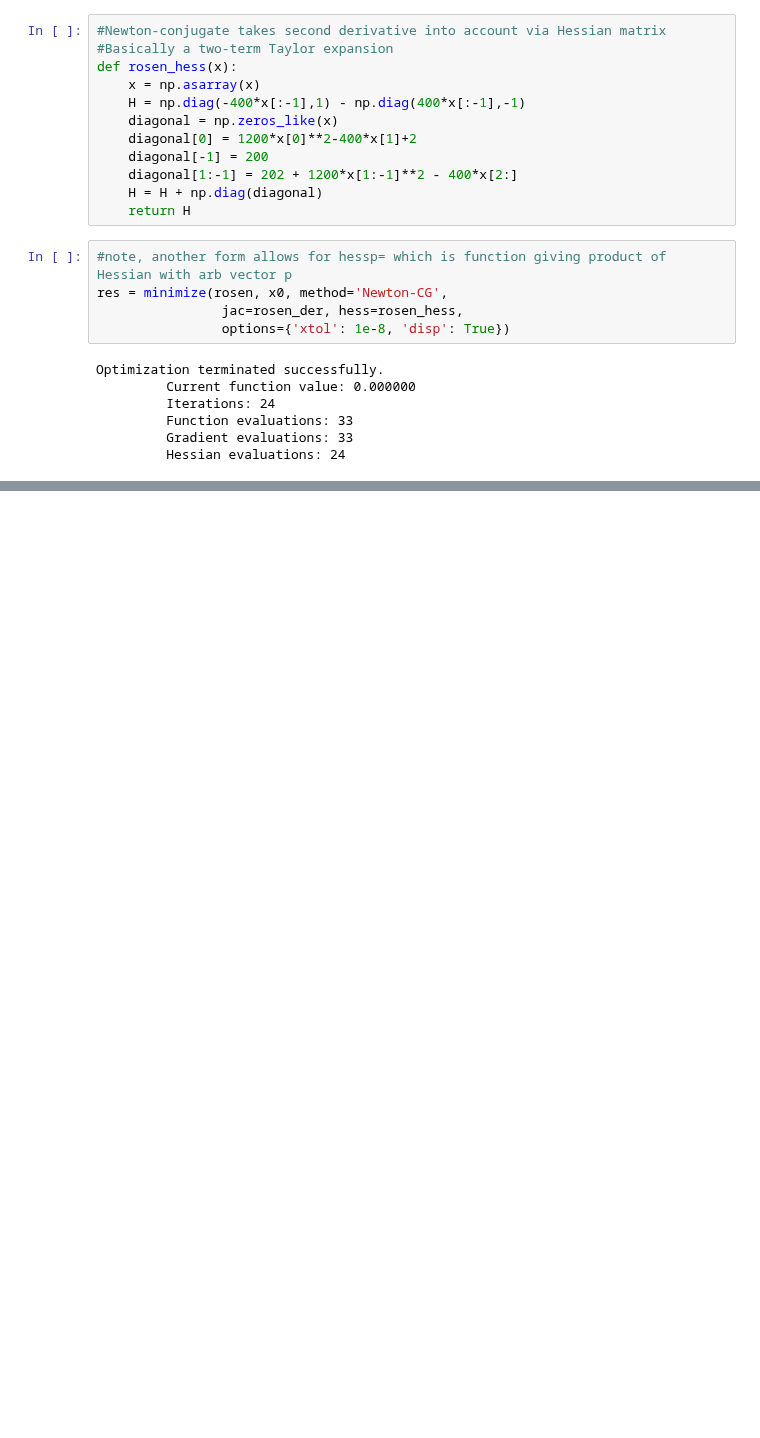
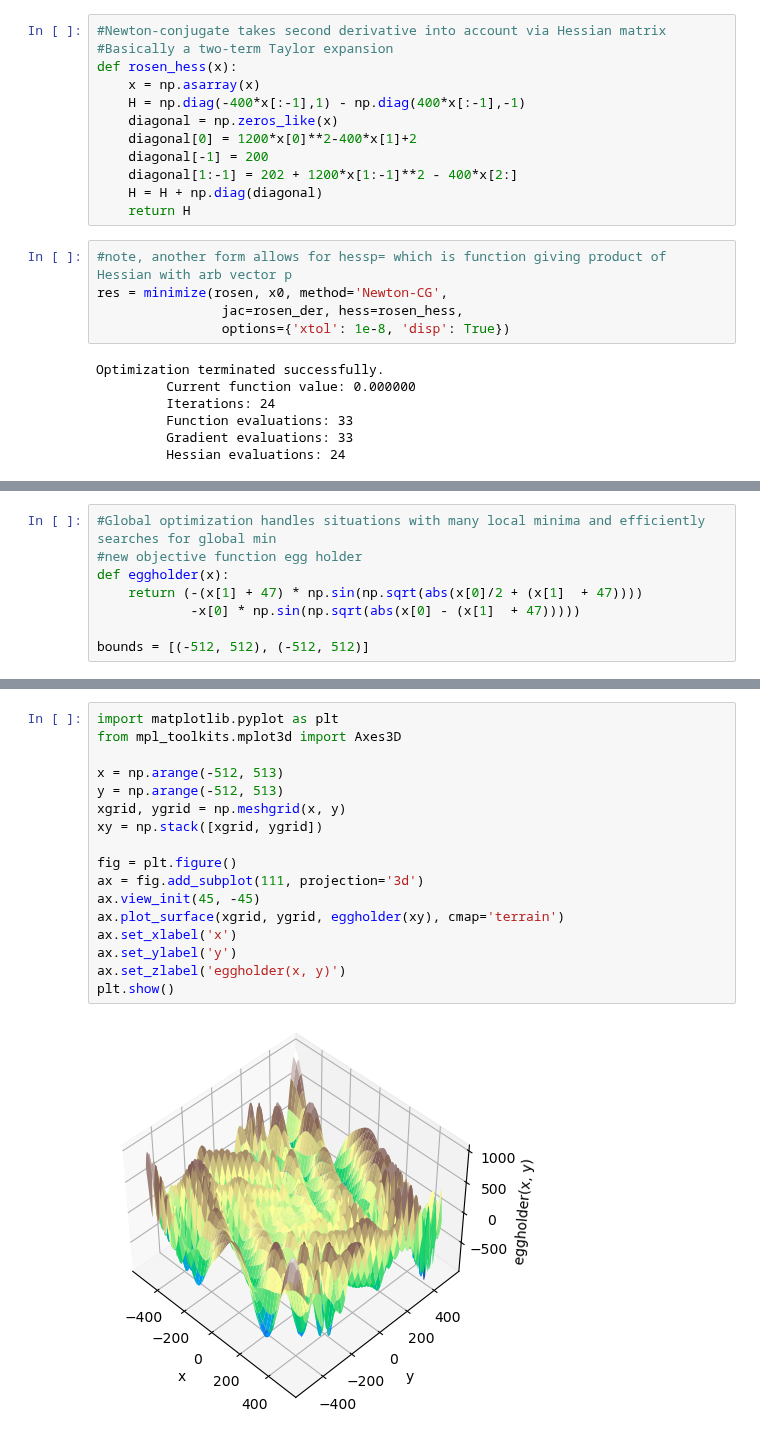
Before and after one commit to MWhitta/phaseMAP, a Jupyter notebook: Peak_Opt.ipynb, the cells around one changed output, grey strips where cells are left out. Cells and saved outputs as stored; diff of their text form; blank space fills up the shorter version.

Commit message:
added examples with function fitting

```diff
--- a/Peak_Opt.ipynb
+++ b/Peak_Opt.ipynb
@@ -98,0 +307,8 @@ Optimization terminated successfully.
+# %%
+#Global optimization handles situations with many local minima and efficiently searches for global min
+#new objective function egg holder
+def eggholder(x):
+    return (-(x[1] + 47) * np.sin(np.sqrt(abs(x[0]/2 + (x[1]  + 47))))
+            -x[0] * np.sin(np.sqrt(abs(x[0] - (x[1]  + 47)))))
+
+bounds = [(-512, 512), (-512, 512)]
@@ -98,0 +323,19 @@ Optimization terminated successfully.
+# %%
+import matplotlib.pyplot as plt
+from mpl_toolkits.mplot3d import Axes3D
+
+x = np.arange(-512, 513)
+y = np.arange(-512, 513)
+xgrid, ygrid = np.meshgrid(x, y)
+xy = np.stack([xgrid, ygrid])
+
+fig = plt.figure()
+ax = fig.add_subplot(111, projection='3d')
+ax.view_init(45, -45)
+ax.plot_surface(xgrid, ygrid, eggholder(xy), cmap='terrain')
+ax.set_xlabel('x')
+ax.set_ylabel('y')
+ax.set_zlabel('eggholder(x, y)')
+plt.show()
+# %% [output]
+[figure, added]
```
Also changed, not shown: parts of 33 cells of this notebook.
